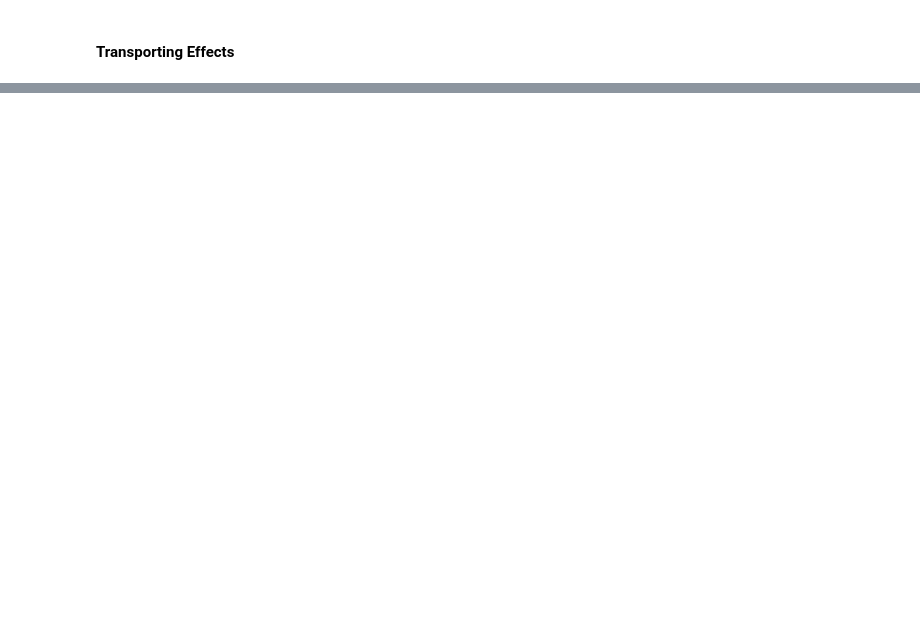
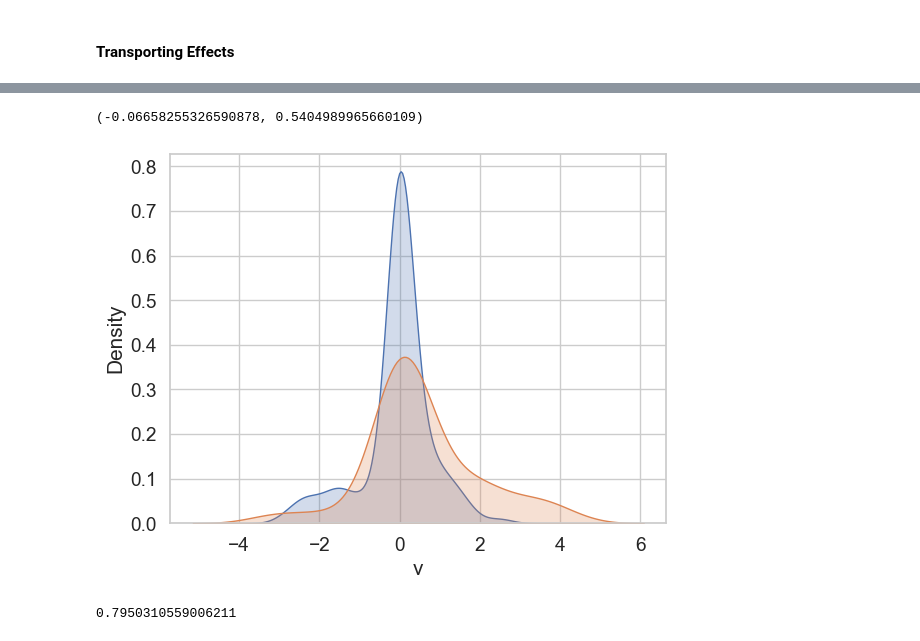
Before and after one commit to harsh-parikh/fuse, a Jupyter notebook: tedsa_analysis.ipynb, the cells around one changed output, grey strips where cells are left out. Saved outputs shown, nothing was run; the diff lists cells and outputs as text; code cells hidden in the pictures; blank space fills up the shorter version.

```diff
--- a/tedsa_analysis.ipynb
+++ b/tedsa_analysis.ipynb
@@ -394,3 +451,21 @@ Post Pruning, ATTE: 0.05 ± 2.69
+# %%
+sns.kdeplot(D_rash.loc[D_rash["w_opt"] == 1]["v"], fill=True)
+sns.kdeplot(D_rash.loc[D_rash["w_opt"] == 0]["v"], fill=True)
+print(
+    (
+        D_rash.loc[D_rash["w_opt"] == 1]["v"].mean(),
+        D_rash.loc[D_rash["w_opt"] == 0]["v"].mean(),
+    )
+)
+# %% [output]
+(-0.06658255326590878, 0.5404989965660109)
+[figure, added]
 # %%
 D_forest.to_csv("tedsa_analysis_forest_opt.csv")
 D_rash.to_csv("tedsa_analysis_forest_rashomon_opt.csv")
+# %%
+data_dummy["w"].loc[data_dummy["S"] == 1].sum() / data_dummy["w"].loc[
+    data_dummy["S"] == 1
+].count()
+# %% [output]
+0.7950310559006211
```
Also changed, not shown: parts of 15 cells of this notebook, 4 other files.
